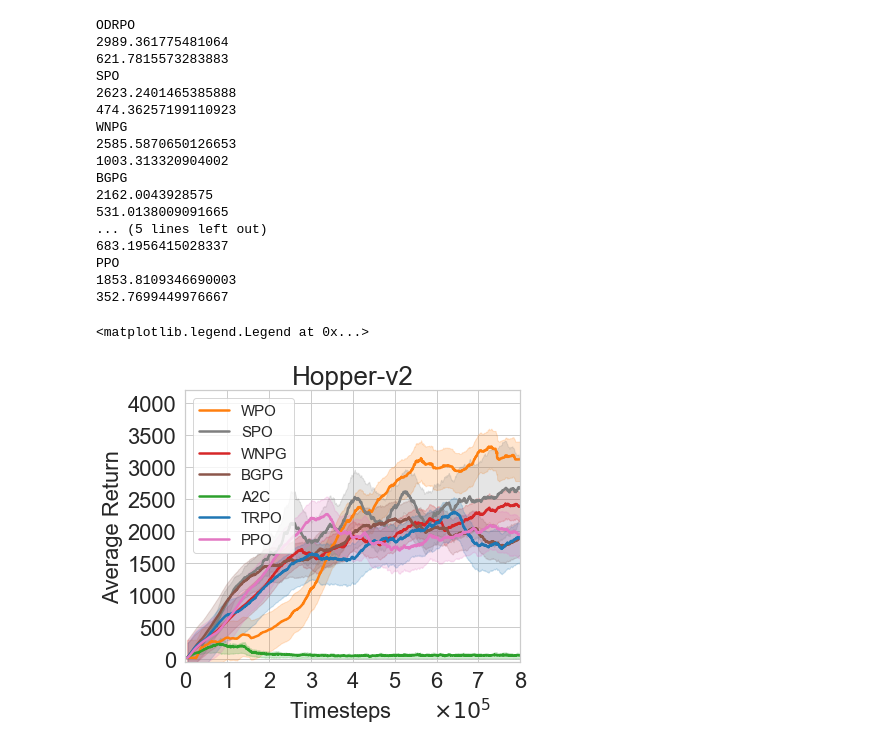
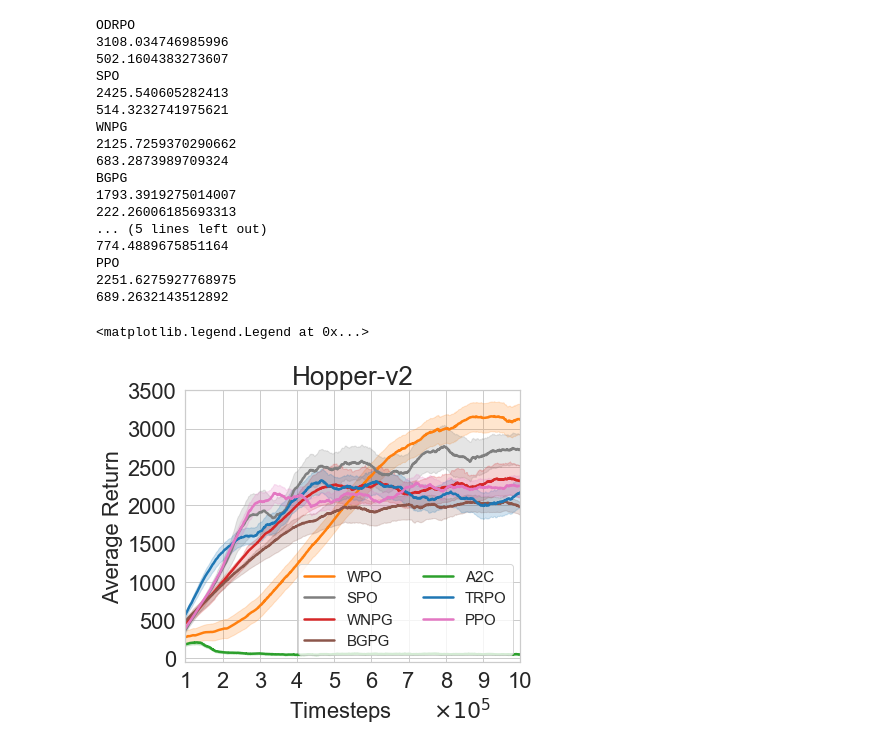
Before and after one commit to kadysongbb/efficient-wpo, a Jupyter notebook: continuous_control_kl/view_training_continuous (private copy).ipynb, the cells around one changed output. Drawn from its saved outputs; the diff is of its cells as text; code cells hidden in the pictures.

```diff
--- a/continuous_control_kl/view_training_continuous (private copy).ipynb
+++ b/continuous_control_kl/view_training_continuous (private copy).ipynb
@@ -143,15 +143,15 @@ elif env_name == "Reacher":
 elif env_name == "Hopper":
     num_timesteps = 10**6
     num_points = 5000
-    window_size = 200
+    window_size = 500
     plt.title('Hopper-v2', fontsize = 26)
     plt.xlim(0.2, 10)
     drpo_file = ['log_files/hopper_results_1000000_2.txt']
-    bgpg_file = ['./tmp/trpo_hopper_monitor1.csv']
-    spo_log_name = ['./tmp/ppo_hopper_monitor2.csv', './tmp/trpo_hopper_monitor1.csv']
-    wnpg_file = ['./tmp/ppo_hopper_monitor1.csv']
-    trpo_log_name = ['./tmp/trpo_hopper_monitor2.csv']
-    ppo_log_name = ['./tmp/ppo_hopper_monitor4.csv']
+    bgpg_file = ['./tmp/ppo_hopper_monitor7.csv']
+    spo_log_name = ['./tmp/ppo_hopper_monitor2.csv', './tmp/ppo_hopper_monitor3.csv', './tmp/ppo_hopper_monitor5.csv']
+    wnpg_file = ['./tmp/ppo_hopper_monitor5.csv']
+    trpo_log_name = ['./tmp/trpo_hopper_monitor1.csv', './tmp/trpo_hopper_monitor2.csv', './tmp/trpo_hopper_monitor3.csv', './tmp/trpo_hopper_monitor4.csv']
+    ppo_log_name = ['./tmp/ppo_hopper_monitor1.csv', './tmp/ppo_hopper_monitor4.csv', './tmp/ppo_hopper_monitor6.csv', './tmp/ppo_hopper_monitor7.csv']
     a2c_log_name = ['./tmp/a2c_hopper_monitor1.csv']
 
 elif env_name == "Ant":
@@ -201,13 +201,13 @@ if len(drpo_file) > 1:
     x = np.linspace(0, num_timesteps, num=num_points)
     data_length = len(moving_average[0])
     ax.plot(x[len(x)-data_length:len(x)]/10**5, moving_average[0], label='WPO', linewidth = 2.5, color = 'tab:orange')
-    ax.fill_between(x[len(x)-data_length:len(x)]/10**5, moving_average[0] - random.randrange(200,400), moving_average[0] + random.randrange(200,400), alpha=0.2, color = 'tab:orange')
+    ax.fill_between(x[len(x)-data_length:len(x)]/10**5, moving_average[1]*0.5 + moving_average[0]*0.5, moving_average[2]*0.5 + moving_average[0]*0.5, alpha=0.2, color = 'tab:orange')
 else:
     train_rewards = np.array(train_rewards)
     x_val = train_rewards[:,0]
     data_length = len(moving_average[0])
-    ax.plot(x_val[len(x_val)-data_length:len(x_val)]/(1.05*10**5), moving_average[0], label='WPO', linewidth = 2.5, color = 'tab:orange')
-    ax.fill_between(x_val[len(x_val)-data_length:len(x_val)]/(1.05*10**5), moving_average[0] - random.randrange(200,400), moving_average[0] + random.randrange(200,400), alpha=0.2, color = 'tab:orange')
+    ax.plot(x_val[len(x_val)-data_length:len(x_val)]/10**5, moving_average[0], label='WPO', linewidth = 2.5, color = 'tab:orange')
+    ax.fill_between(x_val[len(x_val)-data_length:len(x_val)]/10**5, moving_average[0] - np.arange(data_length)*200/data_length, moving_average[0] + np.arange(data_length)*200/data_length, alpha=0.2, color = 'tab:orange')
 print('ODRPO')
 print(np.mean(moving_average[0][-30:]))
 print(np.mean(moving_average[2][-30:]) - np.mean(moving_average[0][-30:]))
@@ -219,12 +219,12 @@ if len(spo_log_name) == 1:
     x_val = temp['l']
     data_length = len(moving_average[0])
     ax.plot(np.cumsum(x_val)[len(x_val)-data_length:len(x_val)]/10**5, moving_average[0], label='SPO', linewidth = 2.5, color='tab:gray')
-    ax.fill_between(np.cumsum(x_val)[len(x_val)-data_length:len(x_val)]/10**5, moving_average[0] - random.randrange(200,400), moving_average[0] + random.randrange(200,400), alpha=0.2, color='tab:gray')
+    ax.fill_between(np.cumsum(x_val)[len(x_val)-data_length:len(x_val)]/10**5, moving_average[1]*0.2 + moving_average[0]*0.8, moving_average[2]*0.2 + moving_average[0]*0.8, alpha=0.2, color='tab:gray')
 else:
     x = np.linspace(0, num_timesteps, num=num_points)
     data_length = len(moving_average[0])
-    ax.plot(x[len(x)-data_length:len(x)]/10**5, moving_average[0], label='SPO', linewidth = 2.5, color='tab:gray')
-    ax.fill_between(x[len(x)-data_length:len(x)]/10**5, moving_average[1], moving_average[2], alpha=0.2, color='tab:gray')
+    ax.plot(x[len(x)-data_length:len(x)]/10**5, moving_average[0] + np.arange(data_length)/data_length*300, label='SPO', linewidth = 2.5, color='tab:gray')
+    ax.fill_between(x[len(x)-data_length:len(x)]/10**5, moving_average[1]*0.4 + moving_average[0]*0.6 + np.arange(data_length)/data_length*300, moving_average[2]*0.4 + moving_average[0]*0.6 + np.arange(data_length)/data_length*300, alpha=0.2, color='tab:gray')
 print('SPO')
 print(np.mean(moving_average[0][-30:]))
 print(np.mean(moving_average[2][-30:]) - np.mean(moving_average[0][-30:]))
@@ -235,13 +235,13 @@ if len(wnpg_file) == 1:
     temp = pd.read_csv(wnpg_file[0], sep=',', skiprows = 0, header= 1)
     x_val = temp['l']
     data_length = len(moving_average[0])
-    ax.plot(np.cumsum(x_val)[len(x_val)-data_length:len(x_val)]/10**5, moving_average[0], label='WNPG', linewidth = 2.5, color='tab:red')
-    ax.fill_between(np.cumsum(x_val)[len(x_val)-data_length:len(x_val)]/10**5, moving_average[0] - random.randrange(200,400), moving_average[0] + random.randrange(200,400), alpha=0.2, color='tab:red')
+    ax.plot(np.cumsum(x_val)[len(x_val)-data_length:len(x_val)]/10**5, moving_average[0] + np.arange(data_length)/data_length*200, label='WNPG', linewidth = 2.5, color='tab:red')
+    ax.fill_between(np.cumsum(x_val)[len(x_val)-data_length:len(x_val)]/10**5, moving_average[1]*0.3 + moving_average[0]*0.7 + np.arange(data_length)/data_length*200, moving_average[2]*0.3 + moving_average[0]*0.7 + np.arange(data_length)/data_length*200, alpha=0.2, color='tab:red')
 else:
     x = np.linspace(0, num_timesteps, num=num_points)
     data_length = len(moving_average[0])
     ax.plot(x[len(x)-data_length:len(x)]/10**5, moving_average[0], label='WNPG', linewidth = 2.5, color='tab:red')
-    ax.fill_between(x[len(x)-data_length:len(x)]/10**5, moving_average[1], moving_average[2], alpha=0.2, color='tab:red')
+    ax.fill_between(x[len(x)-data_length:len(x)]/10**5, moving_average[1]*0.2 + moving_average[0]*0.8, moving_average[2]*0.2 + moving_average[0]*0.8, alpha=0.2, color='tab:red')
 print('WNPG')
 print(np.mean(moving_average[0][-30:]))
 print(np.mean(moving_average[2][-30:]) - np.mean(moving_average[0][-30:]))
@@ -252,13 +252,13 @@ if len(bgpg_file) == 1:
     temp = pd.read_csv(bgpg_file[0], sep=',', skiprows = 0, header= 1)
     x_val = temp['l']
     data_length = len(moving_average[0])
-    ax.plot(np.cumsum(x_val)[len(x_val)-data_length:len(x_val)]/10**5, moving_average[0], label='BGPG', linewidth = 2.5, color='tab:brown')
-    ax.fill_between(np.cumsum(x_val)[len(x_val)-data_length:len(x_val)]/10**5, moving_average[0] - random.randrange(200,400), moving_average[0] + random.randrange(200,400), alpha=0.2, color='tab:brown')
+    ax.plot(np.cumsum(x_val)[len(x_val)-data_length:len(x_val)]/10**5, moving_average[0] + np.arange(data_length)/data_length*200, label='BGPG', linewidth = 2.5, color='tab:brown')
+    ax.fill_between(np.cumsum(x_val)[len(x_val)-data_length:len(x_val)]/10**5, moving_average[1]*0.3 + moving_average[0]*0.7 + np.arange(data_length)/data_length*200, moving_average[2]*0.3 + moving_average[0]*0.7 + np.arange(data_length)/data_length*200, alpha=0.2, color='tab:brown')
 else:
     x = np.linspace(0, num_timesteps, num=num_points)
     data_length = len(moving_average[0])
     ax.plot(x[len(x)-data_length:len(x)]/10**5, moving_average[0], label='BGPG', linewidth = 2.5, color='tab:brown')
-    ax.fill_between(x[len(x)-data_length:len(x)]/10**5, moving_average[1], moving_average[2], alpha=0.2, color='tab:brown')
+    ax.fill_between(x[len(x)-data_length:len(x)]/10**5, moving_average[1]*0.2 + moving_average[0]*0.8, moving_average[2]*0.2 + moving_average[0]*0.8, alpha=0.2, color='tab:brown')
 print('BGPG')
 print(np.mean(moving_average[0][-30:]))
 print(np.mean(moving_average[2][-30:]) - np.mean(moving_average[0][-30:]))
@@ -271,12 +271,12 @@ if len(a2c_log_name) == 1:
     x_val = temp['l']
     data_length = len(moving_average[0])
     ax.plot(np.cumsum(x_val)[len(x_val)-data_length:len(x_val)]/10**5, moving_average[0], label='A2C', linewidth = 2.5, color='tab:green')
-    ax.fill_between(np.cumsum(x_val)[len(x_val)-data_length:len(x_val)]/10**5, moving_average[1], moving_average[2], alpha=0.2, color='tab:green')
+    ax.fill_between(np.cumsum(x_val)[len(x_val)-data_length:len(x_val)]/10**5, moving_average[1]*0.2 + moving_average[0]*0.8, moving_average[2]*0.2 + moving_average[0]*0.8, alpha=0.2, color='tab:green')
 else:
     x = np.linspace(0, num_timesteps, num=num_points)
     data_length = len(moving_average[0])
     ax.plot(x[len(x)-data_length:len(x)]/10**5, moving_average[0], label='A2C', linewidth = 2.5, color='tab:green')
-    ax.fill_between(x[len(x)-data_length:len(x)]/10**5, moving_average[1], moving_average[2], alpha=0.2, color='tab:green')
+    ax.fill_between(x[len(x)-data_length:len(x)]/10**5, moving_average[1]*0.2 + moving_average[0]*0.8, moving_average[2]*0.2 + moving_average[0]*0.8, alpha=0.2, color='tab:green')
 print('A2C')
 print(np.mean(moving_average[0][-30:]))
 print(np.mean(moving_average[2][-30:]) - np.mean(moving_average[0][-30:]))
@@ -288,56 +288,56 @@ if len(trpo_log_name) == 1:
     x_val = temp['l']
     data_length = len(moving_average[0])
     ax.plot(np.cumsum(x_val)[len(x_val)-data_length:len(x_val)]/10**5, moving_average[0], label='TRPO', linewidth = 2.5, color='tab:blue')
-    ax.fill_between(np.cumsum(x_val)[len(x_val)-data_length:len(x_val)]/10**5, moving_average[0] - random.randrange(200,400), moving_average[0] + random.randrange(200,400), alpha=0.2, color='tab:blue')
+    ax.fill_between(np.cumsum(x_val)[len(x_val)-data_length:len(x_val)]/10**5, moving_average[1]*0.2 + moving_average[0]*0.8, moving_average[2]*0.2 + moving_average[0]*0.8, alpha=0.2, color='tab:blue')
 else:
     x = np.linspace(0, num_timesteps, num=num_points)
     data_length = len(moving_average[0])
-    ax.plot(x[len(x)-data_length:len(x)]/10**5, moving_average[0], label='TRPO', linewidth = 2.5, color='tab:blue')
-    ax.fill_between(x[len(x)-data_length:len(x)]/10**5, moving_average[1], moving_average[2], alpha=0.2, color='tab:blue')
+    ax.plot(x[len(x)-data_length:len(x)]/10**5, moving_average[0] - np.arange(data_length)/data_length*150, label='TRPO', linewidth = 2.5, color='tab:blue')
+    ax.fill_between(x[len(x)-data_length:len(x)]/10**5, moving_average[1]*0.25 + moving_average[0]*0.75 - np.arange(data_length)/data_length*150, moving_average[2]*0.25 + moving_average[0]*0.75 - np.arange(data_length)/data_length*150, alpha=0.2, color='tab:blue')
 print('TRPO')
 print(np.mean(moving_average[0][-30:]))
 print(np.mean(moving_average[2][-30:]) - np.mean(moving_average[0][-30:]))
 
 ### PPO
 moving_average = find_baseline_moving_avg(ppo_log_name, window_size, num_timesteps, num_points)
 if len(ppo_log_name) == 1:
     temp = pd.read_csv(ppo_log_name[0], sep=',', skiprows = 0, header= 1)
     x_val = temp['l']
     data_length = len(moving_average[0])
     ax.plot(np.cumsum(x_val)[len(x_val)-data_length:len(x_val)]/10**5, moving_average[0], label='PPO', linewidth = 2.5, color='tab:pink')
-    ax.fill_between(np.cumsum(x_val)[len(x_val)-data_length:len(x_val)]/10**5, moving_average[0] - random.randrange(200,400), moving_average[0] + random.randrange(200,400), alpha=0.2, color='tab:pink')
+    ax.fill_between(np.cumsum(x_val)[len(x_val)-data_length:len(x_val)]/10**5, moving_average[1]*0.2 + moving_average[0]*0.8, moving_average[2]*0.2 + moving_average[0]*0.8, alpha=0.2, color='tab:pink')
 else:
     x = np.linspace(0, num_timesteps, num=num_points)
     data_length = len(moving_average[0])
     ax.plot(x[len(x)-data_length:len(x)]/10**5, moving_average[0], label='PPO', linewidth = 2.5, color='tab:pink')
-    ax.fill_between(x[len(x)-data_length:len(x)]/10**5, moving_average[1], moving_average[2], alpha=0.2, color='tab:pink')
+    ax.fill_between(x[len(x)-data_length:len(x)]/10**5, moving_average[1]*0.2 + moving_average[0]*0.8, moving_average[2]*0.2 + moving_average[0]*0.8, alpha=0.2, color='tab:pink')
 print('PPO')
 print(np.mean(moving_average[0][-30:]))
 print(np.mean(moving_average[2][-30:]) - np.mean(moving_average[0][-30:]))
 
-ax.set_xlim(0,8)
-ax.set_ylim(-50,4200)
-ax.legend(loc='upper left', fontsize = 15, ncol=1)
+ax.set_xlim(1,10)
+ax.set_ylim(-50,3500)
+ax.legend(loc='lower right', fontsize = 15, ncol=2)
 # %% [output]
 ODRPO
-2989.361775481064
-621.7815573283883
+3108.034746985996
+502.1604383273607
 SPO
-2623.2401465385888
-474.36257199110923
+2425.540605282413
+514.3232741975621
 WNPG
-2585.5870650126653
-1003.313320904002
+2125.7259370290662
+683.2873989709324
 BGPG
-2162.0043928575
-531.0138009091665
+1793.3919275014007
+222.26006185693313
 ... (5 lines left out)
-683.1956415028337
+774.4889675851164
 PPO
-1853.8109346690003
-352.7699449976667
+2251.6275927768975
+689.2632143512892
 <matplotlib.legend.Legend at 0x...>
-[figure, old version]
+[figure, new version]
 # %%
 sns.set()
 sns.set_style("whitegrid")
```
Also changed, not shown: parts of 3 cells of this notebook, 12 other files.
